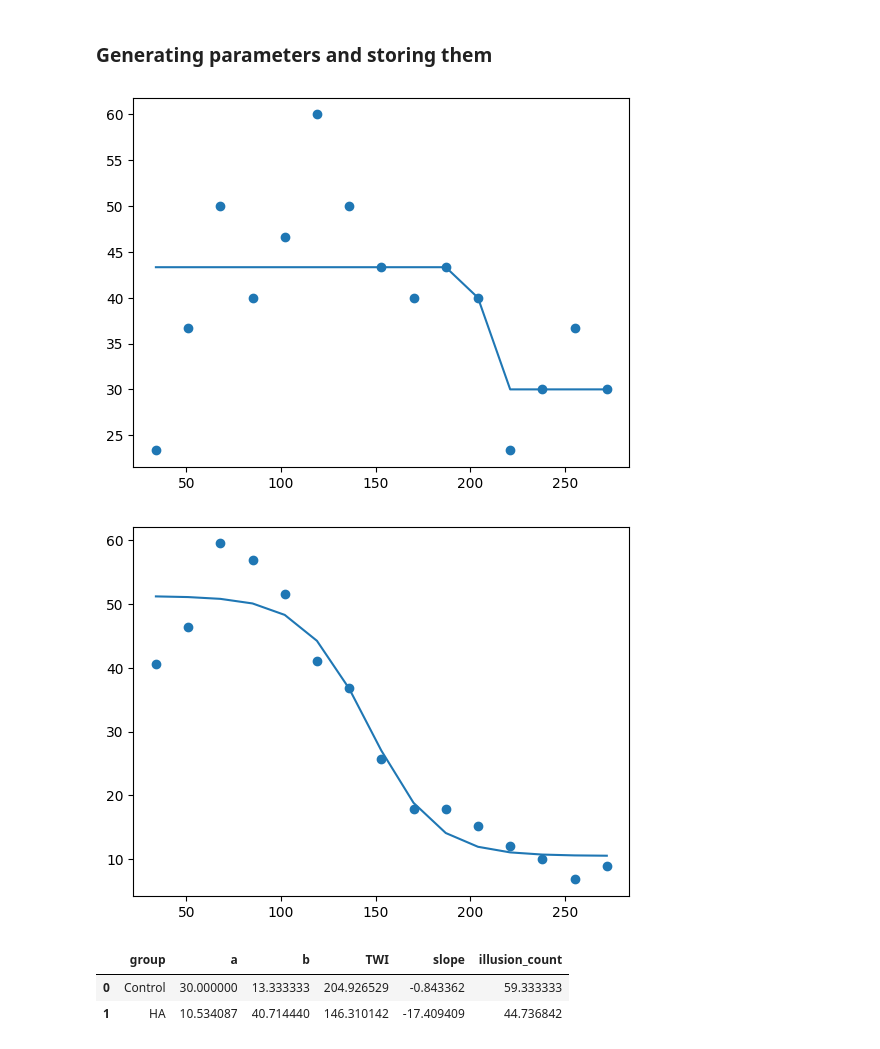
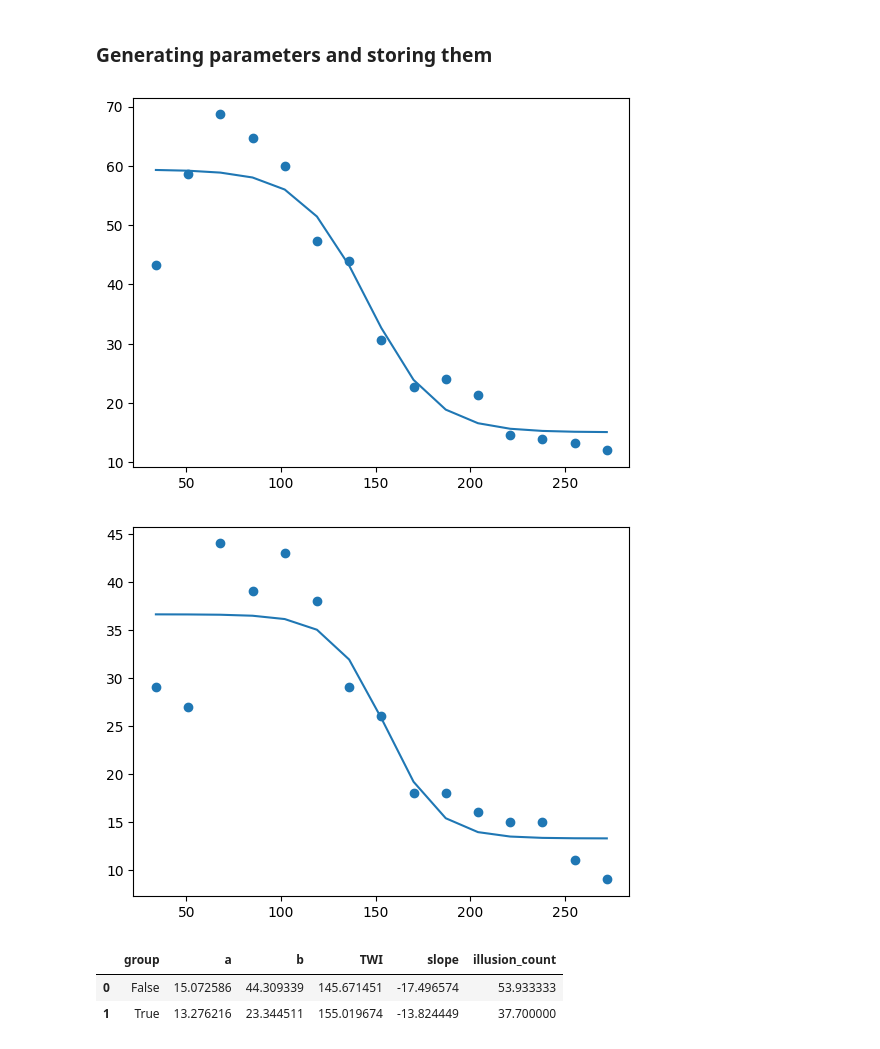
Before and after one commit to camila-maura/GIFTED-DFI, a Jupyter notebook: data_preprocessing.ipynb, the cells around one changed output. Drawn from its saved outputs; the diff is of its cells as text; code cells hidden in the pictures.

```diff
--- a/data_preprocessing.ipynb
+++ b/data_preprocessing.ipynb
@@ -619,7 +731,9 @@ df_pure_tone_R.head(5)
 # %% [markdown]
 #### Both
 # %%
-df_pure_tones = pd.merge(df_pure_tone_R,df_pure_tone_L, on = "Código de participante",how="outer")
+df_pure_tones = pd.merge(
+    df_pure_tone_R, df_pure_tone_L, on="Código de participante", how="outer"
+)
 # %% [markdown]
 Add extra rows with only the information of the most sensitive ear (the one stated as LDL_Ear)
 # %%
@@ -963,18 +1159,18 @@ df_sigmoid = pd.merge(df_sigmoid,df_groups, on = "Participant")
 # %%
 # Divide by groups
-df_sigmoid_control = df_sigmoid[df_sigmoid["Group"]=="Control"]
-df_sigmoid_HA = df_sigmoid[df_sigmoid["Group"]=="HA"]
+df_sigmoid_control = df_sigmoid[df_sigmoid[group_key] == group_levels[0]]
+df_sigmoid_HA = df_sigmoid[df_sigmoid[group_key] == group_levels[1]]
 
 # Obtain mean per SOA per group
-df_sigmoid_control=df_sigmoid_control.groupby(by=['SOA']).mean(numeric_only=True)
-df_sigmoid_HA=df_sigmoid_HA.groupby(by=['SOA']).mean(numeric_only=True)
+df_sigmoid_control = df_sigmoid_control.groupby(by=["SOA"]).mean(numeric_only=True)
+df_sigmoid_HA = df_sigmoid_HA.groupby(by=["SOA"]).mean(numeric_only=True)
 
 # Make normal pandas dataframe (not multi-layered?(right name?))
 df_sigmoid_control.reset_index(inplace=True)
 df_sigmoid_HA.reset_index(inplace=True)
 
 # tag groups
-df_sigmoid_control["Group"] = "Control"
-df_sigmoid_HA["Group"] = "HA"
+df_sigmoid_control[group_key] = str(group_levels[0])
+df_sigmoid_HA[group_key] = str(group_levels[1])
 
-df_sigmoid_both = pd.concat([df_sigmoid_control,df_sigmoid_HA])
+df_sigmoid_both = pd.concat([df_sigmoid_control, df_sigmoid_HA])
@@ -983,59 +1198,72 @@ df_sigmoid_both = pd.concat([df_sigmoid_control,df_sigmoid_HA])
 # %%
 # Generate the fitted parameters per group
 illusions_count_sigmoid = []
-groups = ["Control", "HA"]
-a_sigmoid= []
-b_sigmoid= []
+groups = group_levels
+a_sigmoid = []
+b_sigmoid = []
 twi_sigmoid = []
 slope_sigmoid = []
 
 for group in groups:
-    group_data = df_sigmoid_both[df_sigmoid_both.Group == group].sort_values("SOA")
+    # group_data = df_sigmoid_both[df_sigmoid_both.Group == group].sort_values("SOA")
+    group_data = df_sigmoid_both[df_sigmoid_both.AQ_MC == str(group)].sort_values("SOA")
     illussion_count = group_data["Total_i_count"].tolist()[0]
     group_twi = np.nan
 
-    if illussion_count > 0: # Only run if there was at least one occurence of the illusion
+    if (
+        illussion_count > 0
+    ):  # Only run if there was at least one occurence of the illusion
         group_data_illusion = group_data.Illusion_count.values * 10
         soas = group_data.SOA.values * 17
 
         # Main fitting procedure
         a, b, group_twi, group_slope = sigfit(soas, group_data_illusion)
         group_sigmoid_data = sig(soas, a, b, group_twi, group_slope)
 
         # Sanity check plotting -> worked perfectly
         plt.scatter(soas, group_data_illusion)
         plt.plot(soas, group_sigmoid_data)
         plt.show()
 
-        #x = np.linspace(soas[0], soas[-1], 100)
-        #y = sig(x, a, b, group_twi, group_slope)
+        # x = np.linspace(soas[0], soas[-1], 100)
+        # y = sig(x, a, b, group_twi, group_slope)
         # Create a pandas DataFrame
-        #df = pd.DataFrame({'x': x, 'y': y})
+        # df = pd.DataFrame({'x': x, 'y': y})
 
         # Plot the sigmoid function
-        #plt.plot(df['x'], df['y'])
-        #plt.title('Sigmoid Function')
-        #plt.xlabel('x')
-        #plt.ylabel('Sigmoid(x)')
-        #plt.show()
+        # plt.plot(df['x'], df['y'])
+        # plt.title('Sigmoid Function')
+        # plt.xlabel('x')
+        # plt.ylabel('Sigmoid(x)')
+        # plt.show()
 
     a_sigmoid.append(a)
     b_sigmoid.append(b)
     twi_sigmoid.append(group_twi)
     slope_sigmoid.append(group_slope)
     illusions_count_sigmoid.append(illussion_count)
 # %% [output]
-[figure, old version]
+[figure, new version]
-[figure, old version]
+[figure, new version]
 # %%
 # Create group parameters dataset
-df_sigmoid_fitted = pd.DataFrame(list(zip(groups,a_sigmoid,b_sigmoid,
-                                           twi_sigmoid, slope_sigmoid, illusions_count_sigmoid)),
-               columns =['group', 'a', 'b','TWI','slope', "illusion_count"])
+df_sigmoid_fitted = pd.DataFrame(
+    list(
+        zip(
+            groups,
+            a_sigmoid,
+            b_sigmoid,
+            twi_sigmoid,
+            slope_sigmoid,
+            illusions_count_sigmoid,
+        )
+    ),
+    columns=["group", "a", "b", "TWI", "slope", "illusion_count"],
+)
 df_sigmoid_fitted.head(5)
 df_sigmoid_fitted
 # %% [output]
 |  | group | a | b | TWI | slope | illusion_count |
-| 0 | Control | 30.000000 | 13.333333 | 204.926529 | -0.843362 | 59.333333 |
-| 1 | HA | 10.534087 | 40.714440 | 146.310142 | -17.409409 | 44.736842 |
+| 0 | False | 15.072586 | 44.309339 | 145.671451 | -17.496574 | 53.933333 |
+| 1 | True | 13.276216 | 23.344511 | 155.019674 | -13.824449 | 37.700000 |
 # %%
```
Also changed, not shown: parts of 43 cells of this notebook, 5 other files.
